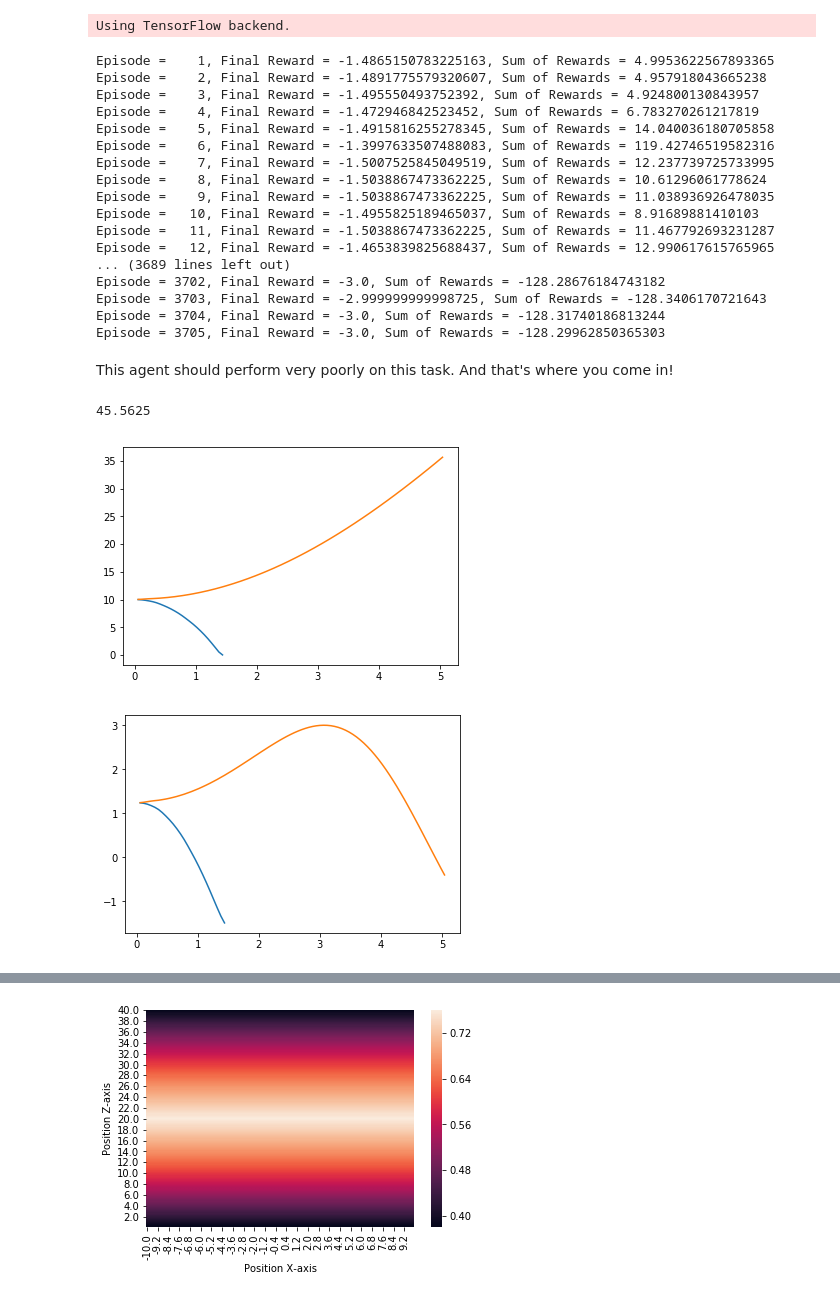
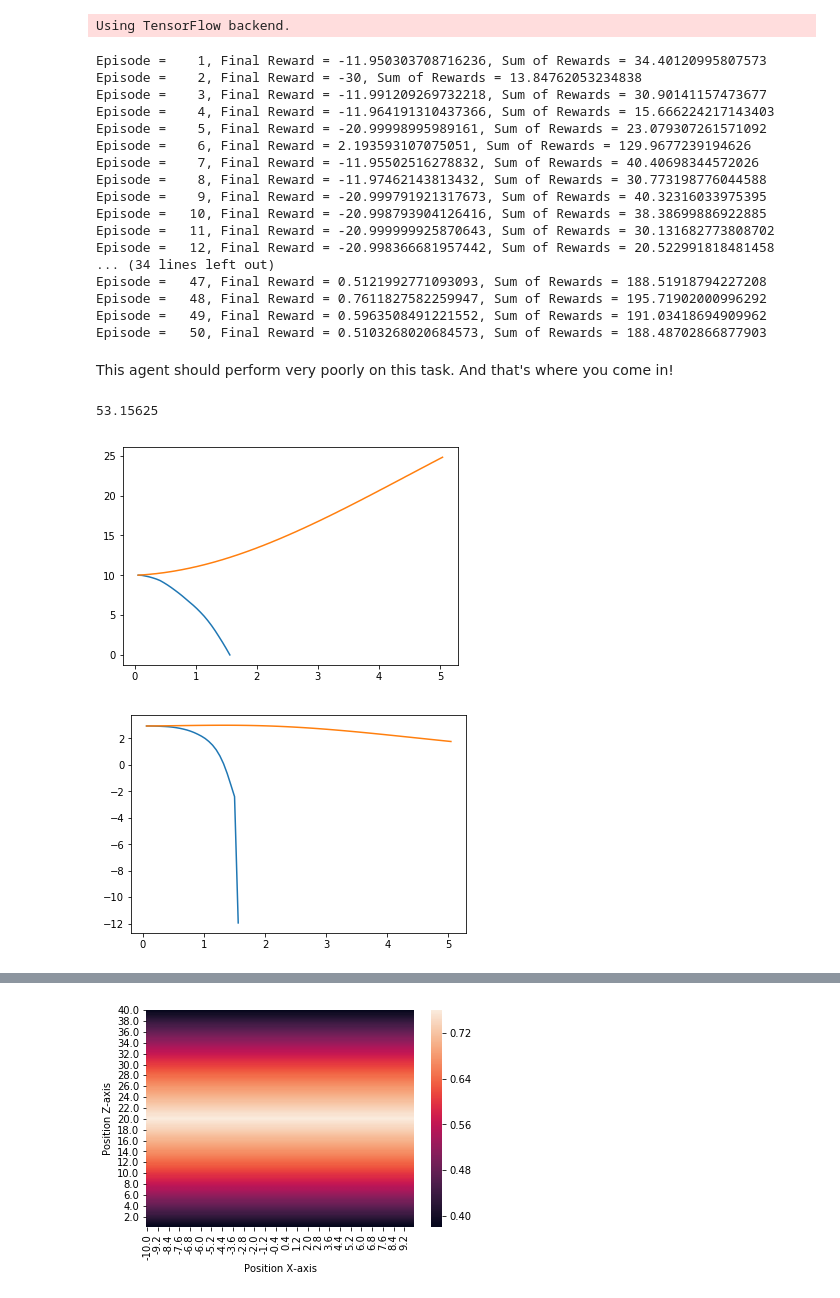
Before and after one commit to corasantos/Udacity-ML-Engineer-Nanodegree, a Jupyter notebook: Reinforcement Learning - Quadcopter/Quadcopter_Project.ipynb, the cells around one changed output, grey strips where cells are left out. Cells and saved outputs as stored; diff of their text form; code cells hidden in the pictures.

```diff
--- a/Reinforcement Learning - Quadcopter/Quadcopter_Project.ipynb
+++ b/Reinforcement Learning - Quadcopter/Quadcopter_Project.ipynb
@@ -191,7 +191,7 @@ import matplotlib.pyplot as plt
 Using TensorFlow backend.
 # %%
 #Sets the problem parameters
-num_episodes = 10000
+num_episodes = 50
 init_pose = [0.,0.,10.,0.,0.,0.]
 target_pos = np.array([0., 0., 20.])
 file_output = 'test.csv'
@@ -244,42 +244,44 @@ with open(file_output, 'w') as csvfile:
                 break
         sys.stdout.flush()
 # %% [output]
-Episode =    1, Final Reward = -1.4865150783225163, Sum of Rewards = 4.9953622567893365
-Episode =    2, Final Reward = -1.4891775579320607, Sum of Rewards = 4.957918043665238
-Episode =    3, Final Reward = -1.495550493752392, Sum of Rewards = 4.924800130843957
-Episode =    4, Final Reward = -1.472946842523452, Sum of Rewards = 6.783270261217819
-Episode =    5, Final Reward = -1.4915816255278345, Sum of Rewards = 14.040036180705858
-Episode =    6, Final Reward = -1.3997633507488083, Sum of Rewards = 119.42746519582316
-Episode =    7, Final Reward = -1.5007525845049519, Sum of Rewards = 12.237739725733995
-Episode =    8, Final Reward = -1.5038867473362225, Sum of Rewards = 10.61296061778624
-Episode =    9, Final Reward = -1.5038867473362225, Sum of Rewards = 11.038936926478035
-Episode =   10, Final Reward = -1.4955825189465037, Sum of Rewards = 8.91689881410103
-Episode =   11, Final Reward = -1.5038867473362225, Sum of Rewards = 11.467792693231287
-Episode =   12, Final Reward = -1.4653839825688437, Sum of Rewards = 12.990617615765965
-... (3689 lines left out)
-Episode = 3702, Final Reward = -3.0, Sum of Rewards = -128.28676184743182
-Episode = 3703, Final Reward = -2.999999999998725, Sum of Rewards = -128.3406170721643
-Episode = 3704, Final Reward = -3.0, Sum of Rewards = -128.31740186813244
-Episode = 3705, Final Reward = -3.0, Sum of Rewards = -128.29962850365303
+Episode =    1, Final Reward = -11.950303708716236, Sum of Rewards = 34.40120995807573
+Episode =    2, Final Reward = -30, Sum of Rewards = 13.84762053234838
+Episode =    3, Final Reward = -11.991209269732218, Sum of Rewards = 30.90141157473677
+Episode =    4, Final Reward = -11.964191310437366, Sum of Rewards = 15.666224217143403
+Episode =    5, Final Reward = -20.99998995989161, Sum of Rewards = 23.079307261571092
+Episode =    6, Final Reward = 2.193593107075051, Sum of Rewards = 129.9677239194626
+Episode =    7, Final Reward = -11.95502516278832, Sum of Rewards = 40.40698344572026
+Episode =    8, Final Reward = -11.97462143813432, Sum of Rewards = 30.773198776044588
+Episode =    9, Final Reward = -20.999791921317673, Sum of Rewards = 40.32316033975395
+Episode =   10, Final Reward = -20.998793904126416, Sum of Rewards = 38.38699886922885
+Episode =   11, Final Reward = -20.999999925870643, Sum of Rewards = 30.131682773808702
+Episode =   12, Final Reward = -20.998366681957442, Sum of Rewards = 20.522991818481458
+... (34 lines left out)
+Episode =   47, Final Reward = 0.5121992771093093, Sum of Rewards = 188.51918794227208
+Episode =   48, Final Reward = 0.7611827582259947, Sum of Rewards = 195.71902000996292
+Episode =   49, Final Reward = 0.5963508491221552, Sum of Rewards = 191.03418694909962
+Episode =   50, Final Reward = 0.5103268020684573, Sum of Rewards = 188.48702866877903
 # %% [markdown]
 This agent should perform very poorly on this task.  And that's where you come in!
 # %%
 results=pd.DataFrame(results)
+
+aux = 16
 
 plt.figure()
 plt.plot(results['time'][results['episode']==1],
          results['z'][results['episode']==1])
-plt.plot(results['time'][results['episode']==97],
-         results['z'][results['episode']==97])
+plt.plot(results['time'][results['episode']==aux],
+         results['z'][results['episode']==aux])
 
 plt.figure()
 plt.plot(results['time'][results['episode']==1],
          results['reward'][results['episode']==1])
-plt.plot(results['time'][results['episode']==97],
-         results['reward'][results['episode']==97])
+plt.plot(results['time'][results['episode']==aux],
+         results['reward'][results['episode']==aux])
 
 len(results)/64
 # %% [output]
-45.5625
+53.15625
-[figure, old version]
+[figure, new version]
-[figure, old version]
+[figure, new version]
```
Also changed, not shown: parts of 4 cells of this notebook, 3 other files.
